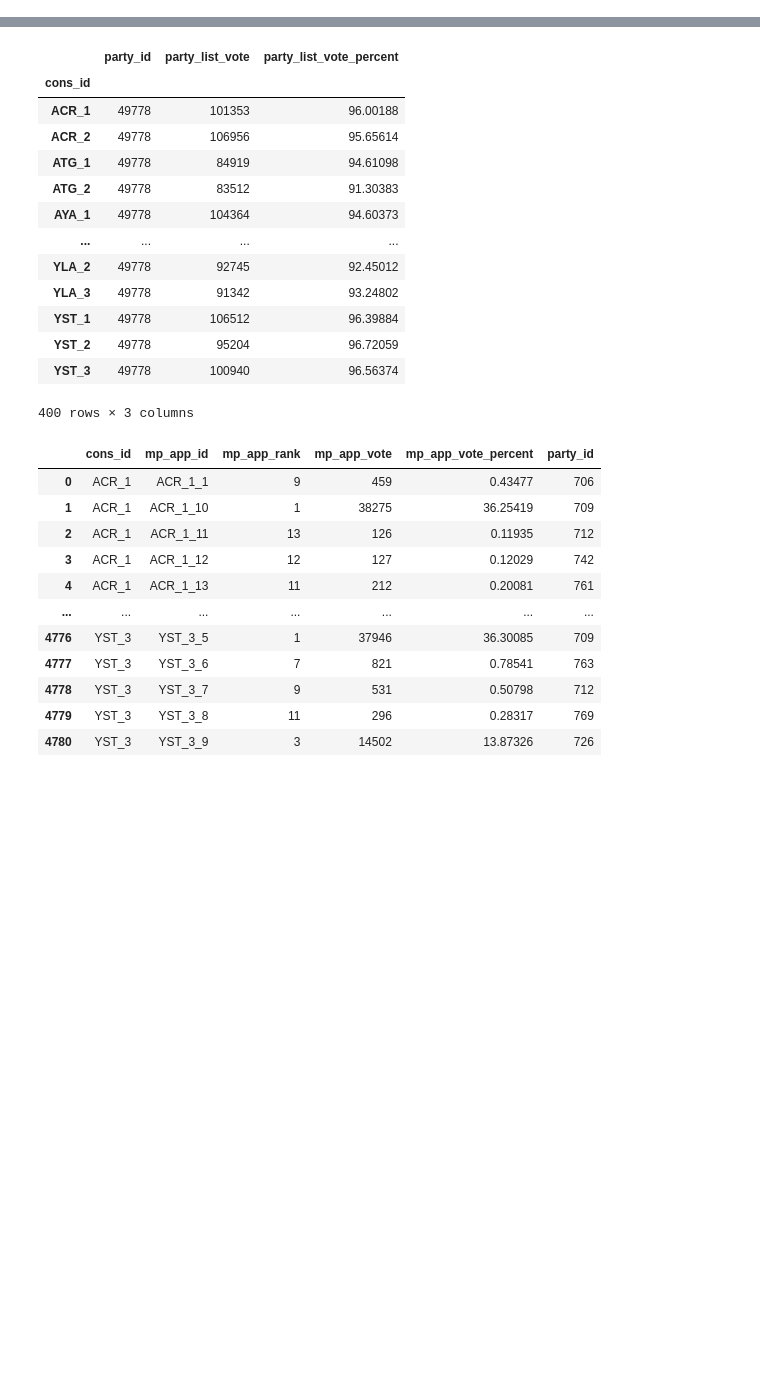
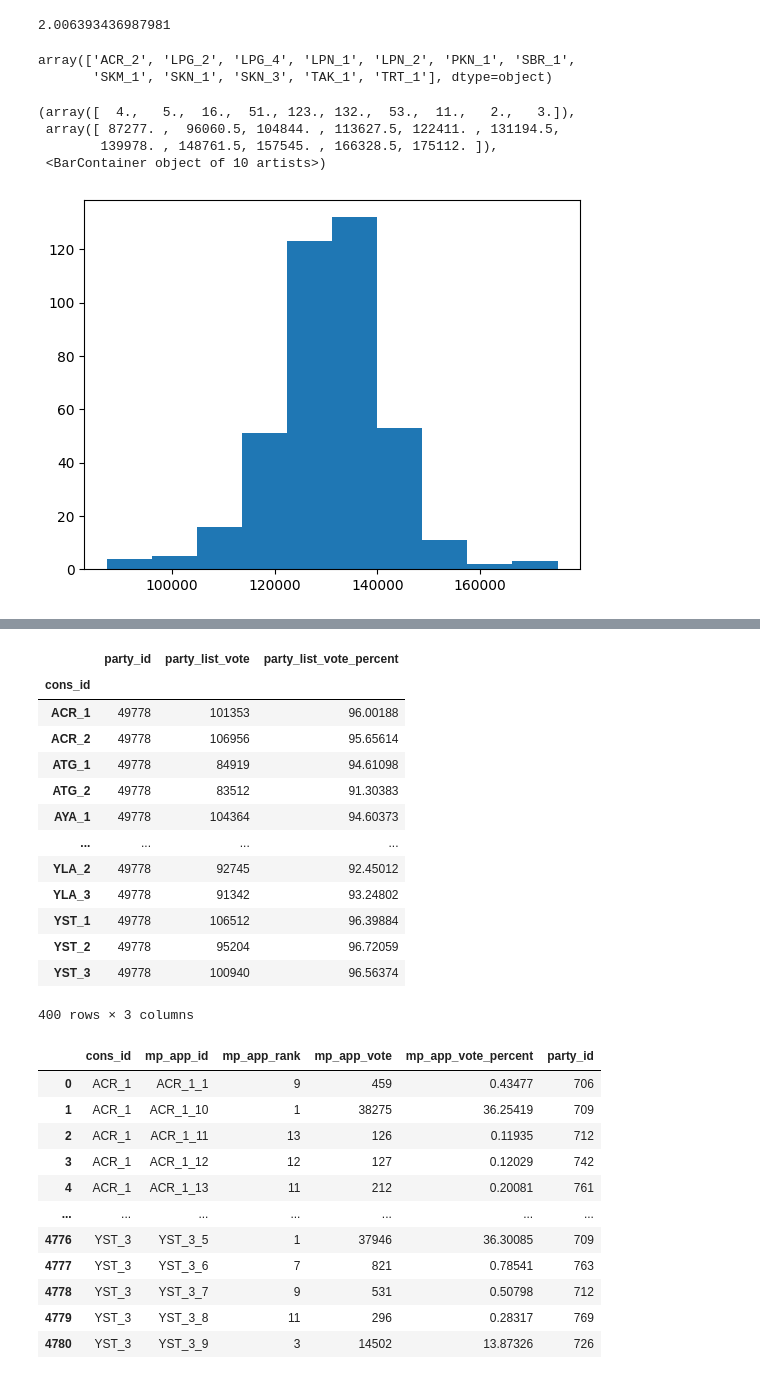
Before and after one commit to peemlerd/thai-election66, a Jupyter notebook: data_check.ipynb, the cells around one changed output, grey strips where cells are left out. Saved outputs shown, nothing was run; the diff lists cells and outputs as text; code cells hidden in the pictures; blank space fills up the shorter version.

```diff
--- a/data_check.ipynb
+++ b/data_check.ipynb
@@ -24,0 +32,22 @@ info_c9["registered_vote"].max()-info_c9["registered_vote"].min()
+# %%
+# Ratio between maximum registered voters and minimum of all constituencies.
+info_c9["registered_vote"].max()/info_c9["registered_vote"].min()
+# %% [output]
+2.006393436987981
+# %%
+# Number of districts with more than 150,000 registered votes.
+info_c9[info_c9["registered_vote"] > 150000]["cons_id"].unique()
+# %% [output]
+array(['ACR_2', 'LPG_2', 'LPG_4', 'LPN_1', 'LPN_2', 'PKN_1', 'SBR_1',
+       'SKM_1', 'SKN_1', 'SKN_3', 'TAK_1', 'TRT_1'], dtype=object)
+# %%
+# Each constituency is further divided into zones (i.e., district) but the registered vote is tallied at a constituency-level.
+# Therefore, we can drop duplicate constituents and plot the histogram.
+temp = info_c9.drop_duplicates(subset=['cons_id','registered_vote'])
+plt.hist(temp["registered_vote"])
+# %% [output]
+(array([  4.,   5.,  16.,  51., 123., 132.,  53.,  11.,   2.,   3.]),
+ array([ 87277. ,  96060.5, 104844. , 113627.5, 122411. , 131194.5,
+        139978. , 148761.5, 157545. , 166328.5, 175112. ]),
+ <BarContainer object of 10 artists>)
+[figure, added]
```
Also changed, not shown: parts of 10 cells of this notebook, 1 other file.
